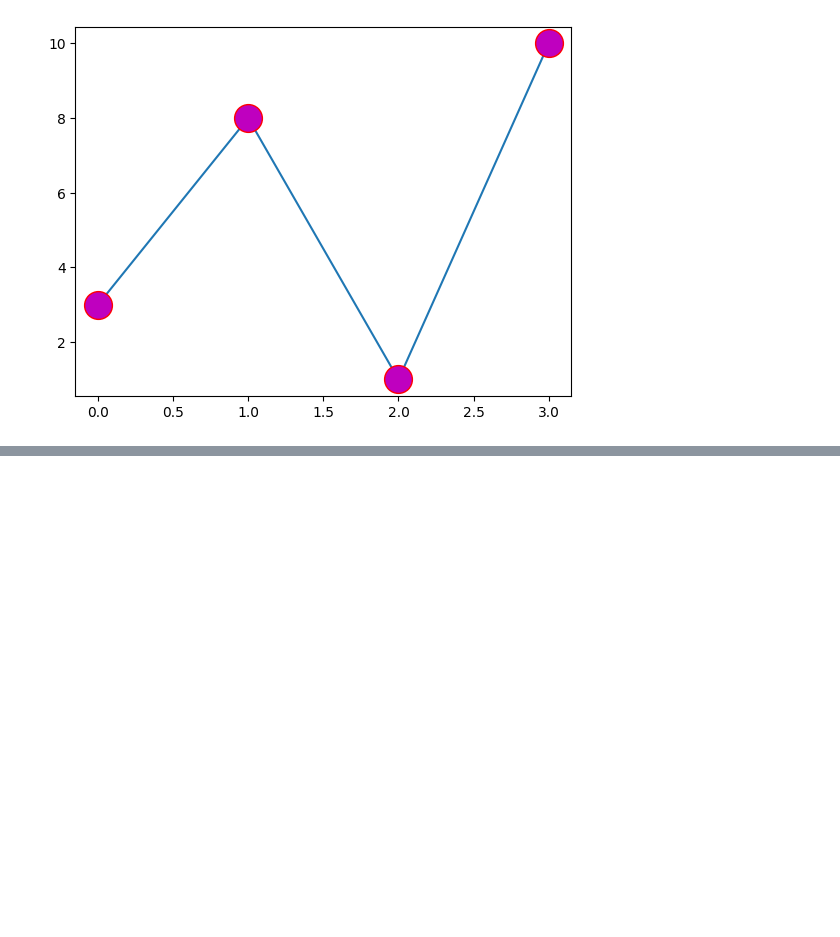
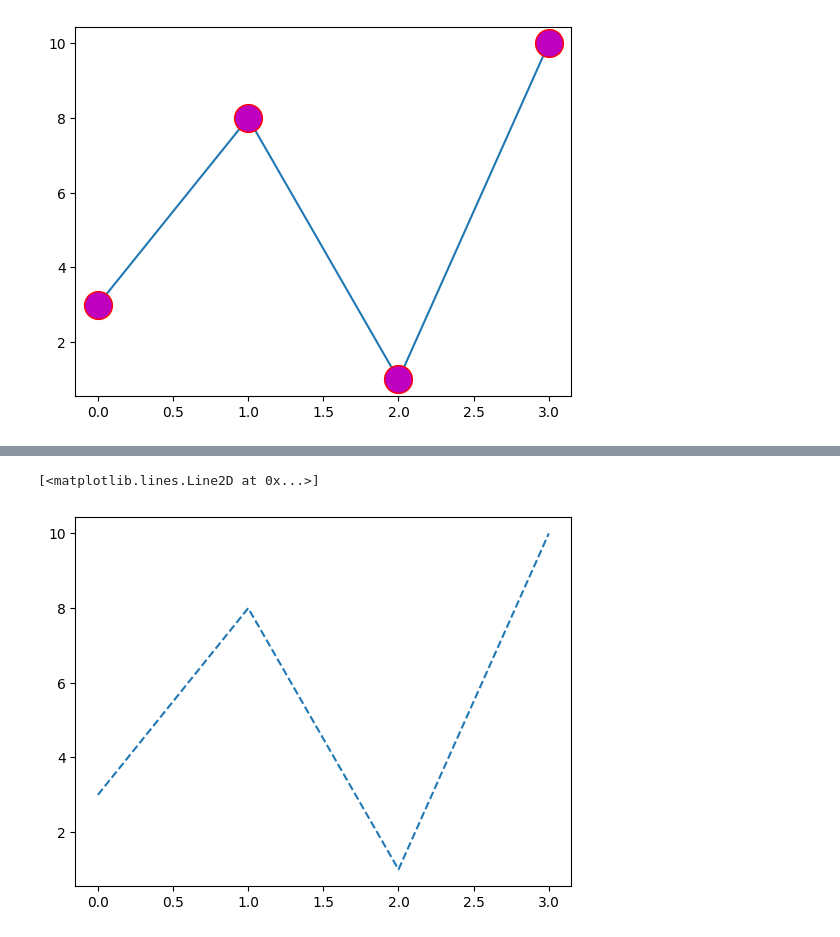
Before and after one commit to pmj8298/h_python, a Jupyter notebook: matplotlib.ipynb, the cells around one changed output, grey strips where cells are left out. Drawn from its saved outputs; the diff is of its cells as text; code cells hidden in the pictures; blank space fills up the shorter version.

```diff
--- a/matplotlib.ipynb
+++ b/matplotlib.ipynb
@@ -174,0 +190,5 @@ plt.show()
+# %%
+plt.plot(ypoints,ls = 'dashed')
+# %% [output]
+[<matplotlib.lines.Line2D at 0x...>]
+[figure, added]
```
Also changed, not shown: parts of 33 cells of this notebook.
